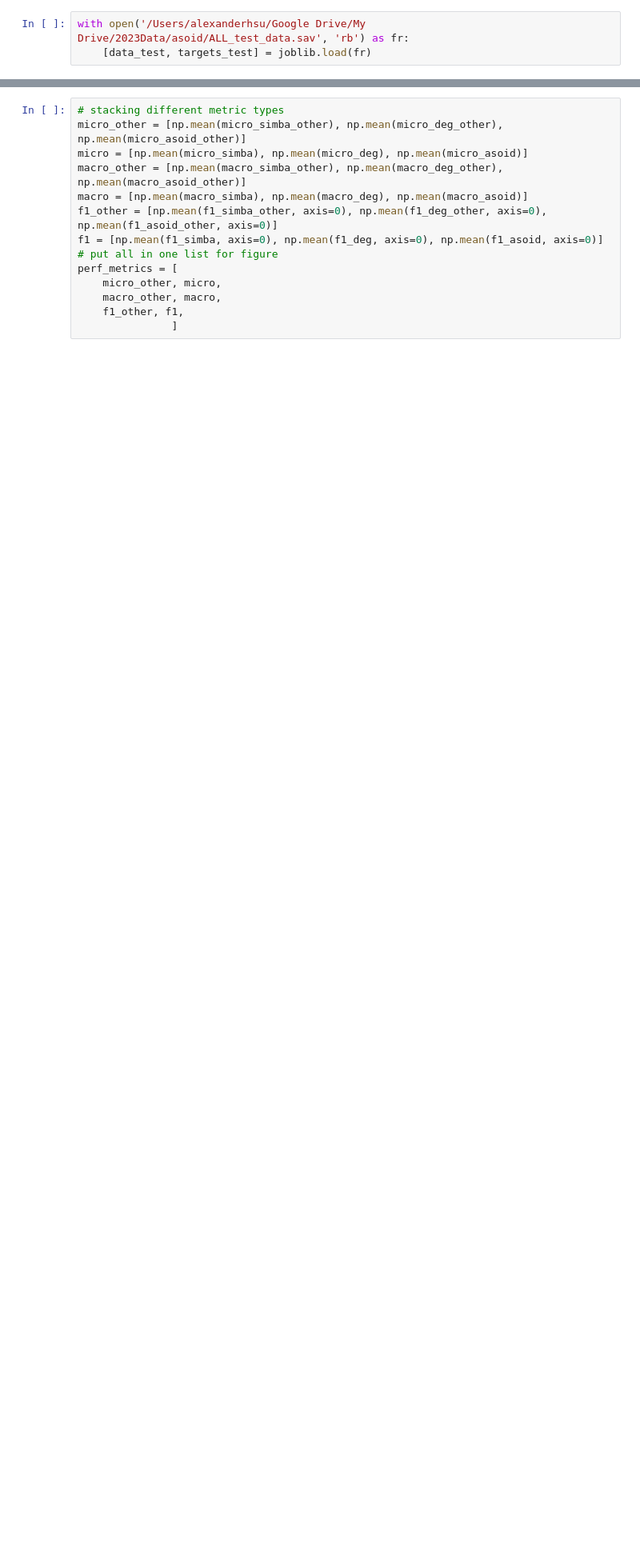
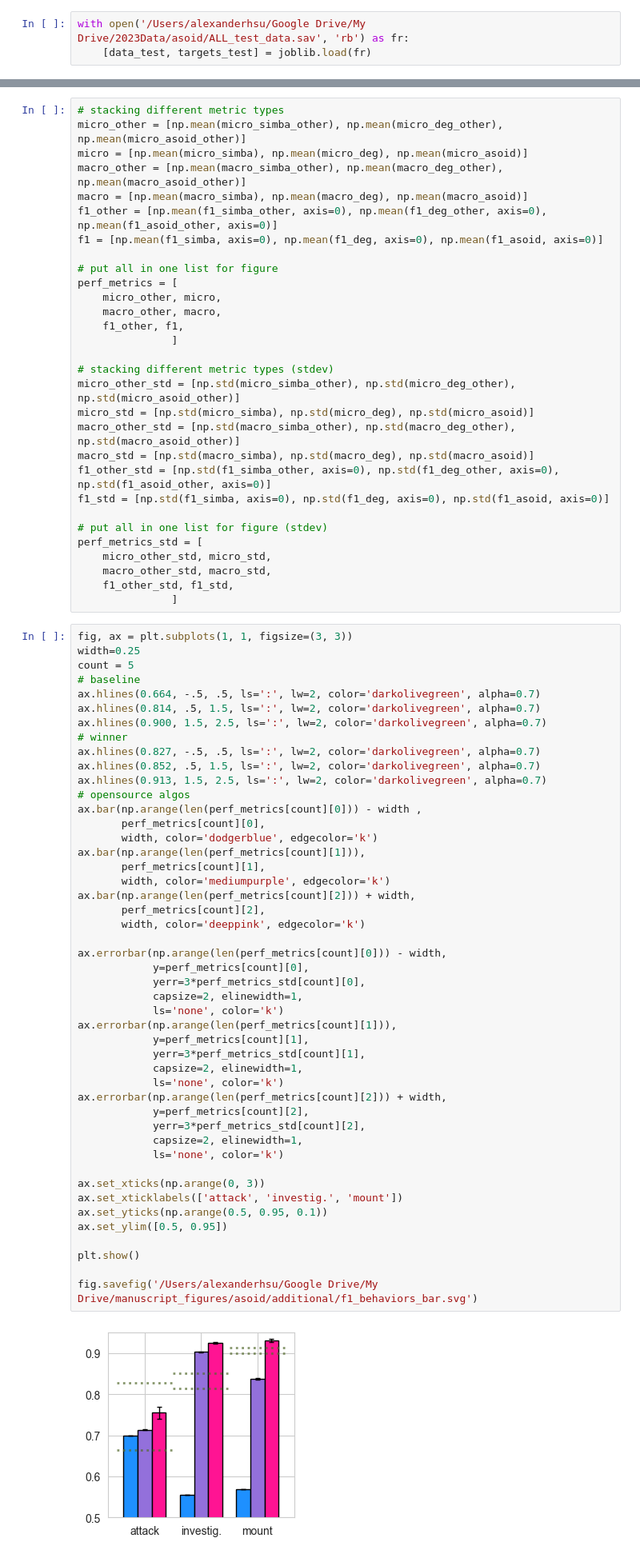
Before and after one commit to runninghsus/asoid-benchmark, a Jupyter notebook: notebooks/predictions_performance.ipynb, the cells around one changed output, grey strips where cells are left out. Shown: that part at 80% size. Cells and saved outputs as stored; diff of their text form; blank space fills up the shorter version.

```diff
--- a/notebooks/predictions_performance.ipynb
+++ b/notebooks/predictions_performance.ipynb
@@ -94,9 +310,74 @@ macro_other = [np.mean(macro_simba_other), np.mean(macro_deg_other), np.mean(mac
 macro = [np.mean(macro_simba), np.mean(macro_deg), np.mean(macro_asoid)]
 f1_other = [np.mean(f1_simba_other, axis=0), np.mean(f1_deg_other, axis=0), np.mean(f1_asoid_other, axis=0)]
 f1 = [np.mean(f1_simba, axis=0), np.mean(f1_deg, axis=0), np.mean(f1_asoid, axis=0)]
+
 # put all in one list for figure
 perf_metrics = [
     micro_other, micro,
     macro_other, macro,
     f1_other, f1,
                ]
+
+# stacking different metric types (stdev)
+micro_other_std = [np.std(micro_simba_other), np.std(micro_deg_other), np.std(micro_asoid_other)]
+micro_std = [np.std(micro_simba), np.std(micro_deg), np.std(micro_asoid)]
+macro_other_std = [np.std(macro_simba_other), np.std(macro_deg_other), np.std(macro_asoid_other)]
+macro_std = [np.std(macro_simba), np.std(macro_deg), np.std(macro_asoid)]
+f1_other_std = [np.std(f1_simba_other, axis=0), np.std(f1_deg_other, axis=0), np.std(f1_asoid_other, axis=0)]
+f1_std = [np.std(f1_simba, axis=0), np.std(f1_deg, axis=0), np.std(f1_asoid, axis=0)]
+
+# put all in one list for figure (stdev)
+perf_metrics_std = [
+    micro_other_std, micro_std,
+    macro_other_std, macro_std,
+    f1_other_std, f1_std,
+               ]
+# %%
+fig, ax = plt.subplots(1, 1, figsize=(3, 3))
+width=0.25
+count = 5
+# baseline
+ax.hlines(0.664, -.5, .5, ls=':', lw=2, color='darkolivegreen', alpha=0.7)
+ax.hlines(0.814, .5, 1.5, ls=':', lw=2, color='darkolivegreen', alpha=0.7)
+ax.hlines(0.900, 1.5, 2.5, ls=':', lw=2, color='darkolivegreen', alpha=0.7)
+# winner
+ax.hlines(0.827, -.5, .5, ls=':', lw=2, color='darkolivegreen', alpha=0.7)
+ax.hlines(0.852, .5, 1.5, ls=':', lw=2, color='darkolivegreen', alpha=0.7)
+ax.hlines(0.913, 1.5, 2.5, ls=':', lw=2, color='darkolivegreen', alpha=0.7)
+# opensource algos
+ax.bar(np.arange(len(perf_metrics[count][0])) - width ,
+       perf_metrics[count][0],
+       width, color='dodgerblue', edgecolor='k')
+ax.bar(np.arange(len(perf_metrics[count][1])),
+       perf_metrics[count][1],
+       width, color='mediumpurple', edgecolor='k')
+ax.bar(np.arange(len(perf_metrics[count][2])) + width,
+       perf_metrics[count][2],
+       width, color='deeppink', edgecolor='k')
+
+ax.errorbar(np.arange(len(perf_metrics[count][0])) - width,
+            y=perf_metrics[count][0],
+            yerr=3*perf_metrics_std[count][0],
+            capsize=2, elinewidth=1,
+            ls='none', color='k')
+ax.errorbar(np.arange(len(perf_metrics[count][1])),
+            y=perf_metrics[count][1],
+            yerr=3*perf_metrics_std[count][1],
+            capsize=2, elinewidth=1,
+            ls='none', color='k')
+ax.errorbar(np.arange(len(perf_metrics[count][2])) + width,
+            y=perf_metrics[count][2],
+            yerr=3*perf_metrics_std[count][2],
+            capsize=2, elinewidth=1,
+            ls='none', color='k')
+
+ax.set_xticks(np.arange(0, 3))
+ax.set_xticklabels(['attack', 'investig.', 'mount'])
+ax.set_yticks(np.arange(0.5, 0.95, 0.1))
+ax.set_ylim([0.5, 0.95])
+
+plt.show()
+
+fig.savefig('/Users/alexanderhsu/Google Drive/My Drive/manuscript_figures/asoid/additional/f1_behaviors_bar.svg')
+# %% [output]
+[figure, added]
```
Also changed, not shown: parts of 13 cells of this notebook, 5 other files.
